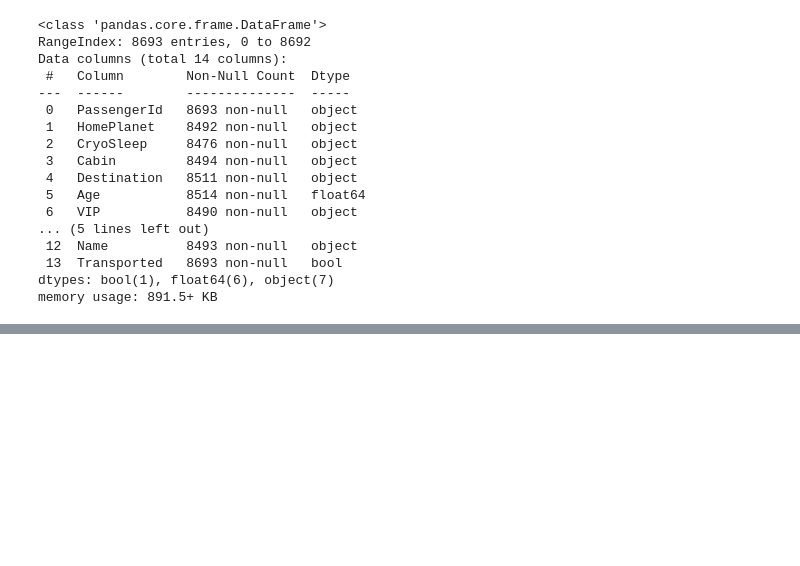
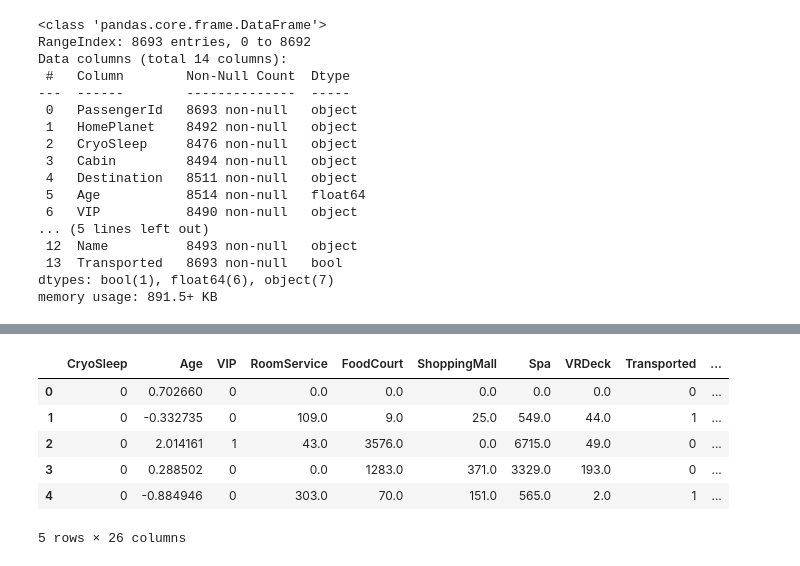
Before and after one commit to jaimesoroa/kaggle_spaceship-titanic, a Jupyter notebook: Notebook_Titanic.ipynb, the cells around one changed output, grey strips where cells are left out. Drawn from its saved outputs; the diff is of its cells as text; code cells hidden in the pictures; blank space fills up the shorter version.

```diff
--- a/Notebook_Titanic.ipynb
+++ b/Notebook_Titanic.ipynb
@@ -81,0 +149,17 @@ train_df_2[train_df_2["RoomService"].isnull()]
+# %%
+# Check unique values for Cabin_1
+print(f"The unique values for 'Cabin_1' are {train_df_2.Cabin_1.unique()}")
+# Instantiate the OneHotEncoder
+ohe_3 = OneHotEncoder(sparse = False)
+# Fit encoder
+ohe_3.fit(train_df_2[['Cabin_1']])
+# Display the detected categories
+print(f"The categories detected by the OneHotEncoder are {ohe_3.categories_}")
+# Display the generated names
+print(f"The column names for the encoded values are {ohe_3.get_feature_names_out()}")
+# Transform the current "Cabin_1" column
+train_df_2[ohe_3.get_feature_names_out()] = ohe_3.transform(train_df_2[['Cabin_1']])
+# Drop the column "Cabin_1" which has been encoded
+train_df_2.drop(columns = ["Cabin_1"], inplace = True)
+# Show the dataset
+train_df_2.head(3)
@@ -81,0 +176,17 @@ train_df_2[train_df_2["RoomService"].isnull()]
+# %%
+# Check unique values for Cabin_3
+print(f"The unique values for 'Cabin_3' are {train_df_2.Cabin_3.unique()}")
+# Instantiate the OneHotEncoder
+ohe_4 = OneHotEncoder(sparse = False)
+# Fit encoder
+ohe_4.fit(train_df_2[['Cabin_3']])
+# Display the detected categories
+print(f"The categories detected by the OneHotEncoder are {ohe_4.categories_}")
+# Display the generated names
+print(f"The column names for the encoded values are {ohe_4.get_feature_names_out()}")
+# Transform the current "Cabin_3" column
+train_df_2[ohe_4.get_feature_names_out()] = ohe_4.transform(train_df_2[['Cabin_3']])
+# Drop the column "Cabin_3" which has been encoded
+train_df_2.drop(columns = ["Cabin_3"], inplace = True)
+# Show the dataset
+train_df_2.head(3)
@@ -81,0 +202,18 @@ train_df_2[train_df_2["RoomService"].isnull()]
+# %%
+# Step 0 - Instanciate Standard Scaler
+std_scaler = StandardScaler()
+# Step 1- Fit the scaler to the `GrLiveArea`
+# to "learn" the median value and the IQR
+std_scaler.fit(train_df_2[['Age']])
+# 2-Scale/Transform
+# <-> apply the transformation (value - median) / IQR for every house
+train_df_2['Age'] = std_scaler.transform(train_df_2[['Age']])
+train_df_2.head()
+# %% [output]
+|  | CryoSleep | Age | VIP | RoomService | FoodCourt | ShoppingMall | Spa | VRDeck | Transported | ... |
+| 0 | 0 | 0.702660 | 0 | 0.0 | 0.0 | 0.0 | 0.0 | 0.0 | 0 | ... |
+| 1 | 0 | -0.332735 | 0 | 109.0 | 9.0 | 25.0 | 549.0 | 44.0 | 1 | ... |
+| 2 | 0 | 2.014161 | 1 | 43.0 | 3576.0 | 0.0 | 6715.0 | 49.0 | 0 | ... |
+| 3 | 0 | 0.288502 | 0 | 0.0 | 1283.0 | 371.0 | 3329.0 | 193.0 | 0 | ... |
+| 4 | 0 | -0.884946 | 0 | 303.0 | 70.0 | 151.0 | 565.0 | 2.0 | 1 | ... |
+5 rows × 26 columns
```
Also changed, not shown: parts of 24 cells of this notebook, 1 other file.
